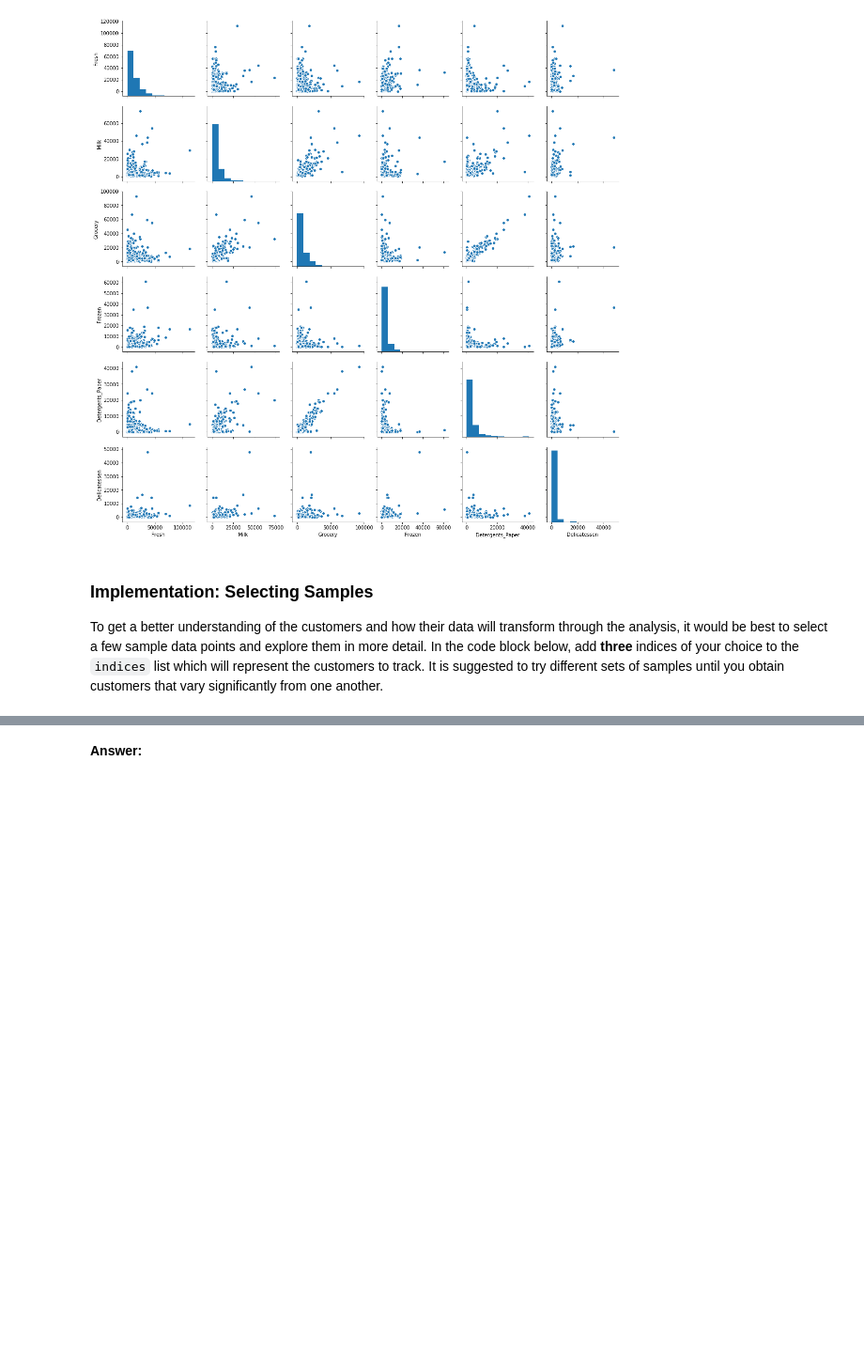
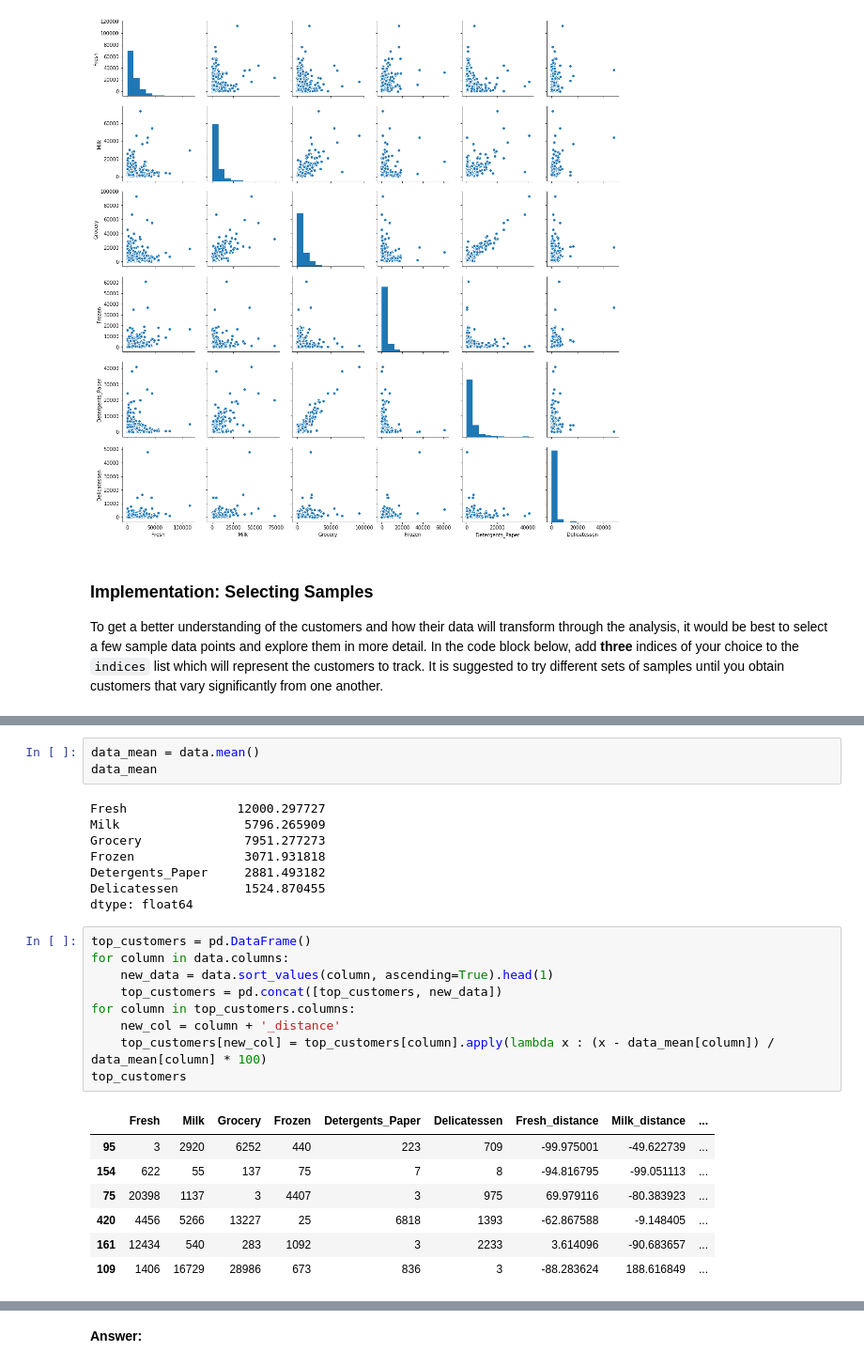
Before and after one commit to samiriff/MLND-customer-segments, a Jupyter notebook: customer_segments.ipynb, the cells around one changed output, grey strips where cells are left out. Shown at 94% size. Saved outputs shown, nothing was run; the diff lists cells and outputs as text; blank space fills up the shorter version.

Commit message:
Performed preliminary analysis on sample customers

```diff
--- a/customer_segments.ipynb
+++ b/customer_segments.ipynb
@@ -89,0 +90,28 @@ Chosen samples of wholesale customers dataset:
+# %%
+data_mean = data.mean()
+data_mean
+# %% [output]
+Fresh               12000.297727
+Milk                 5796.265909
+Grocery              7951.277273
+Frozen               3071.931818
+Detergents_Paper     2881.493182
+Delicatessen         1524.870455
+dtype: float64
+# %%
+top_customers = pd.DataFrame()
+for column in data.columns:
+    new_data = data.sort_values(column, ascending=True).head(1)
+    top_customers = pd.concat([top_customers, new_data])
+for column in top_customers.columns:
+    new_col = column + '_distance'
+    top_customers[new_col] = top_customers[column].apply(lambda x : (x - data_mean[column]) / data_mean[column] * 100)
+top_customers
+# %% [output]
+|  | Fresh | Milk | Grocery | Frozen | Detergents_Paper | Delicatessen | Fresh_distance | Milk_distance | ... |
+| 95 | 3 | 2920 | 6252 | 440 | 223 | 709 | -99.975001 | -49.622739 | ... |
+| 154 | 622 | 55 | 137 | 75 | 7 | 8 | -94.816795 | -99.051113 | ... |
+| 75 | 20398 | 1137 | 3 | 4407 | 3 | 975 | 69.979116 | -80.383923 | ... |
+| 420 | 4456 | 5266 | 13227 | 25 | 6818 | 1393 | -62.867588 | -9.148405 | ... |
+| 161 | 12434 | 540 | 283 | 1092 | 3 | 2233 | 3.614096 | -90.683657 | ... |
+| 109 | 1406 | 16729 | 28986 | 673 | 836 | 3 | -88.283624 | 188.616849 | ... |
```
Also changed, not shown: parts of 6 cells of this notebook.
